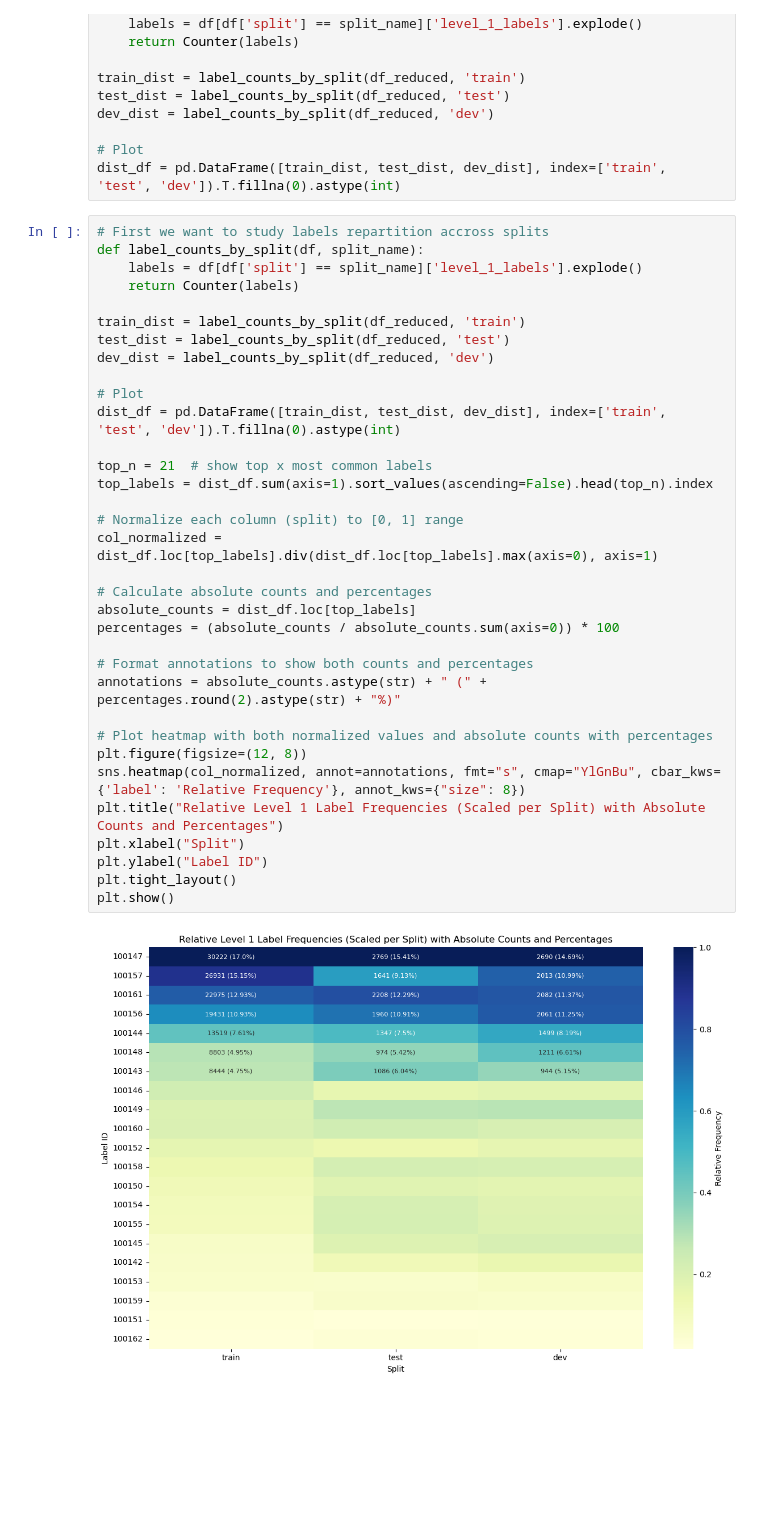
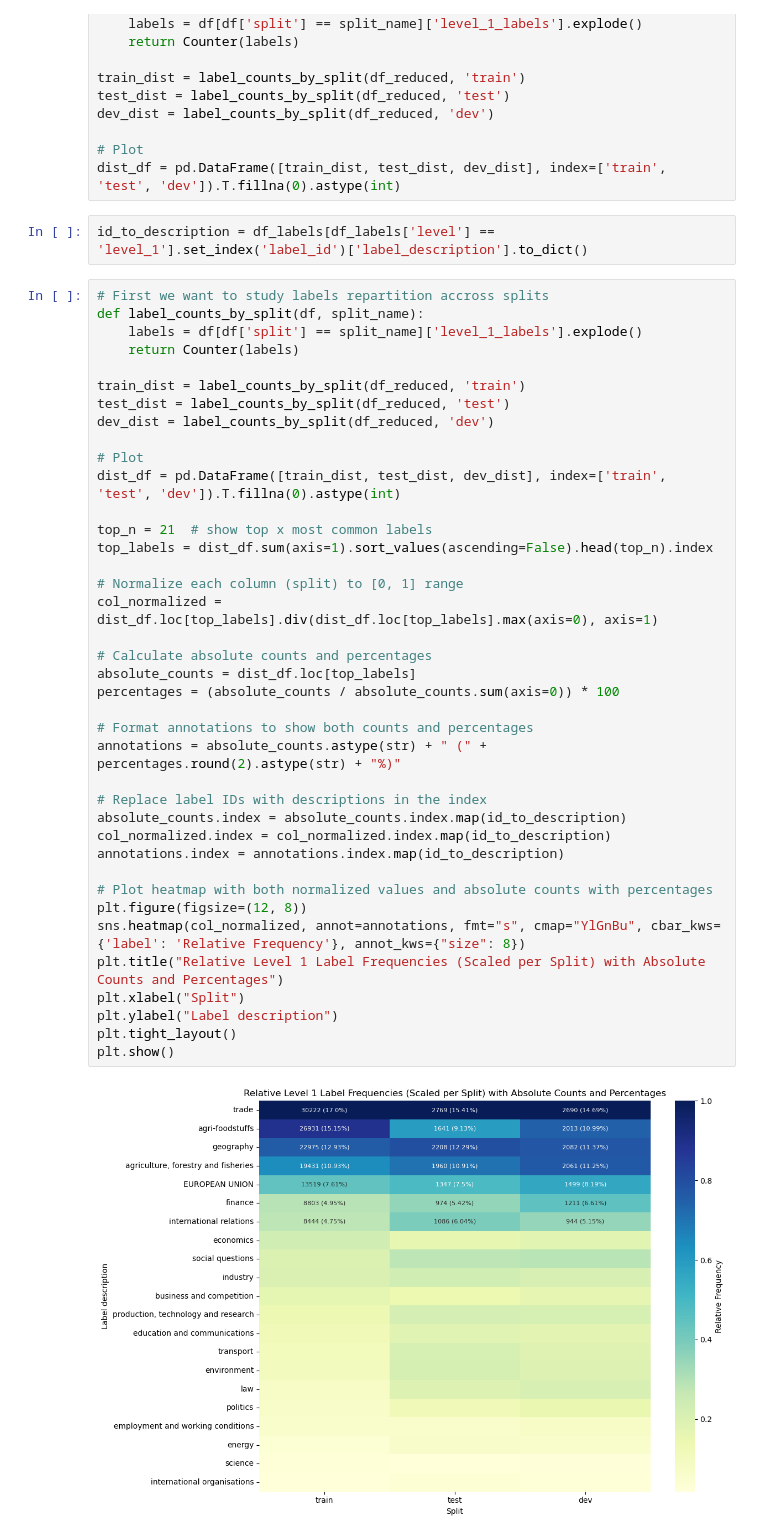
Before and after one commit to nguibe/NLP-Legal-document-classification, a Jupyter notebook: 1 - Data analysis.ipynb, the cells around one changed output. Cells and saved outputs as stored; diff of their text form; blank space fills up the shorter version.

Commit message:
Added label description to plots

```diff
--- a/1 - Data analysis.ipynb
+++ b/1 - Data analysis.ipynb
@@ -449,6 +449,8 @@ dev_dist = label_counts_by_split(df_reduced, 'dev')
 
 # Plot
 dist_df = pd.DataFrame([train_dist, test_dist, dev_dist], index=['train', 'test', 'dev']).T.fillna(0).astype(int)
+# %%
+id_to_description = df_labels[df_labels['level'] == 'level_1'].set_index('label_id')['label_description'].to_dict()
 # %%
 # First we want to study labels repartition accross splits
 def label_counts_by_split(df, split_name):
@@ -456,32 +458,37 @@ def label_counts_by_split(df, split_name):
     return Counter(labels)
 
 train_dist = label_counts_by_split(df_reduced, 'train')
 test_dist = label_counts_by_split(df_reduced, 'test')
 dev_dist = label_counts_by_split(df_reduced, 'dev')
 
 # Plot
 dist_df = pd.DataFrame([train_dist, test_dist, dev_dist], index=['train', 'test', 'dev']).T.fillna(0).astype(int)
 
 top_n = 21  # show top x most common labels
 top_labels = dist_df.sum(axis=1).sort_values(ascending=False).head(top_n).index
 
 # Normalize each column (split) to [0, 1] range
 col_normalized = dist_df.loc[top_labels].div(dist_df.loc[top_labels].max(axis=0), axis=1)
 
 # Calculate absolute counts and percentages
 absolute_counts = dist_df.loc[top_labels]
 percentages = (absolute_counts / absolute_counts.sum(axis=0)) * 100
 
 # Format annotations to show both counts and percentages
 annotations = absolute_counts.astype(str) + " (" + percentages.round(2).astype(str) + "%)"
 
+# Replace label IDs with descriptions in the index
+absolute_counts.index = absolute_counts.index.map(id_to_description)
+col_normalized.index = col_normalized.index.map(id_to_description)
+annotations.index = annotations.index.map(id_to_description)
+
 # Plot heatmap with both normalized values and absolute counts with percentages
 plt.figure(figsize=(12, 8))
 sns.heatmap(col_normalized, annot=annotations, fmt="s", cmap="YlGnBu", cbar_kws={'label': 'Relative Frequency'}, annot_kws={"size": 8})
 plt.title("Relative Level 1 Label Frequencies (Scaled per Split) with Absolute Counts and Percentages")
 plt.xlabel("Split")
-plt.ylabel("Label ID")
+plt.ylabel("Label description")
 plt.tight_layout()
 plt.show()
 # %% [output]
-[figure, old version]
+[figure, new version]
```
Also changed, not shown: parts of 2 cells of this notebook.
